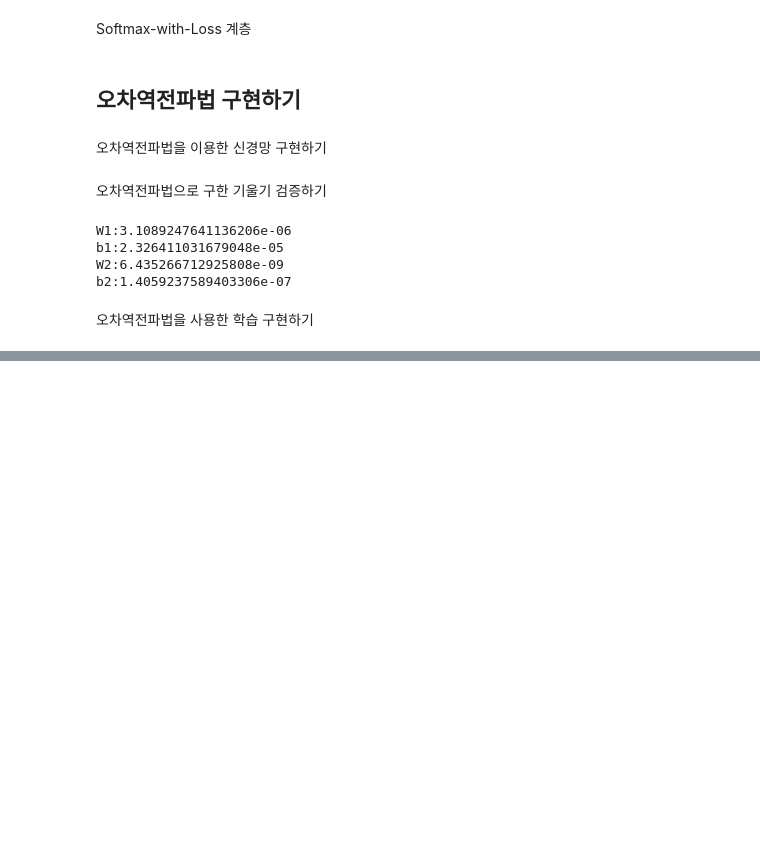
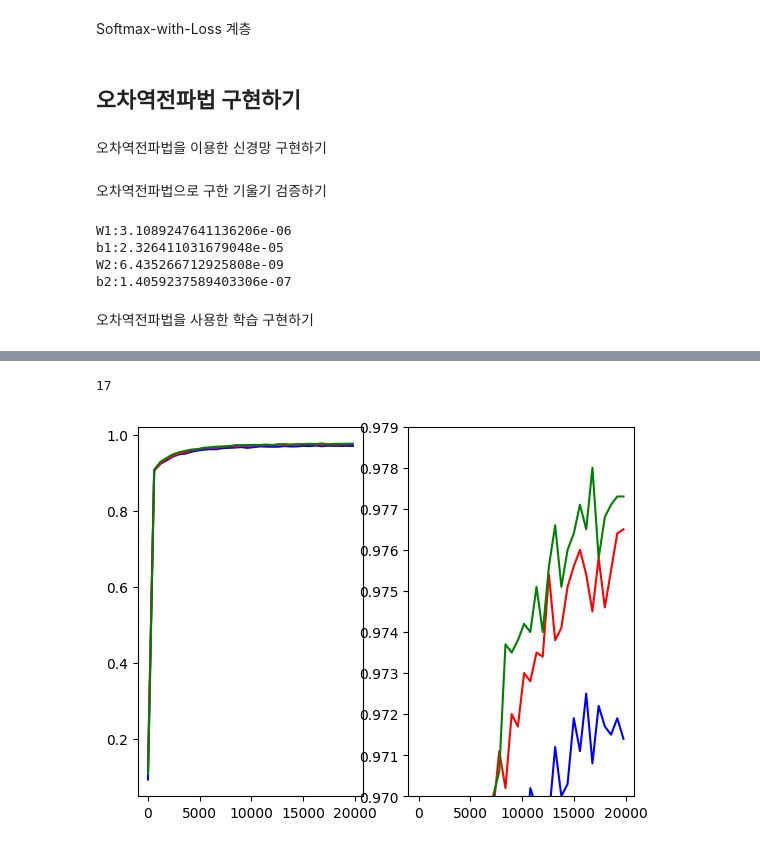
Before and after one commit to Chanmuzi/Deep-Learning-from-Scratch, a Jupyter notebook: 1권/ch05.ipynb, the cells around one changed output, grey strips where cells are left out. Cells and saved outputs as stored; diff of their text form; code cells hidden in the pictures; blank space fills up the shorter version.

```diff
--- a/1권/ch05.ipynb
+++ b/1권/ch05.ipynb
@@ -367,7 +367,7 @@ from tqdm.auto import tqdm
 
 network = TwoLayerNet(input_size=784, hidden_size=50, output_size=10)
 
-iter_nums = 10000
+iter_nums = 20000
 train_size = x_train.shape[0]
 batch_size = 100
 learning_rate = 0.1
@@ -424,14 +424,14 @@ from tqdm.auto import tqdm
 
 network = TwoLayerNet(input_size=784, hidden_size=70, output_size=10)
 
-iter_nums = 10000
+iter_nums = 20000
 train_size = x_train.shape[0]
 batch_size = 100
 learning_rate = 0.1
 
 train_loss_list = []
 train_acc_list = []
-test_acc_list = []
+test_acc_list_70 = []
 
 iter_per_epoch = max(train_size/batch_size, 1)
 
@@ -452,6 +452,6 @@ for i in tqdm(range(iter_nums)):
         train_acc = network.accuracy(x_train, t_train)
         test_acc = network.accuracy(x_test, t_test)
         train_acc_list.append(train_acc)
-        test_acc_list.append(test_acc)
+        test_acc_list_70.append(test_acc)
         print(f"{i}th iter - train accuracy: {train_acc:.3f}%, test_accuracy: {test_acc:.3f}%")
 # %% [output]
@@ -474,0 +532,23 @@ for i in tqdm(range(iter_nums)):
+# %%
+len(test_acc_list_100)
+# %% [output]
+17
+# %%
+import matplotlib.pyplot as plt
+
+fig, (ax1, ax2) = plt.subplots(1,2)
+
+ax1.plot(np.arange(0, 20000, 600), test_acc_list, color='blue')
+ax1.plot(np.arange(0, 20000, 600), test_acc_list_70, color='red')
+ax1.plot(np.arange(0, 20000, 600), test_acc_list_100, color='green')
+
+ax2.plot(np.arange(0, 20000, 600), test_acc_list, color='blue')
+ax2.plot(np.arange(0, 20000, 600), test_acc_list_70, color='red')
+ax2.plot(np.arange(0, 20000, 600), test_acc_list_100, color='green')
+ax2.set_ylim(0.97, 0.979, 0.001)
+ax2.set_yticks(np.arange(0.97, 0.979, 0.001))
+
+
+plt.show()
+# %% [output]
+[figure, added]
```
Also changed, not shown: parts of 3 cells of this notebook.
